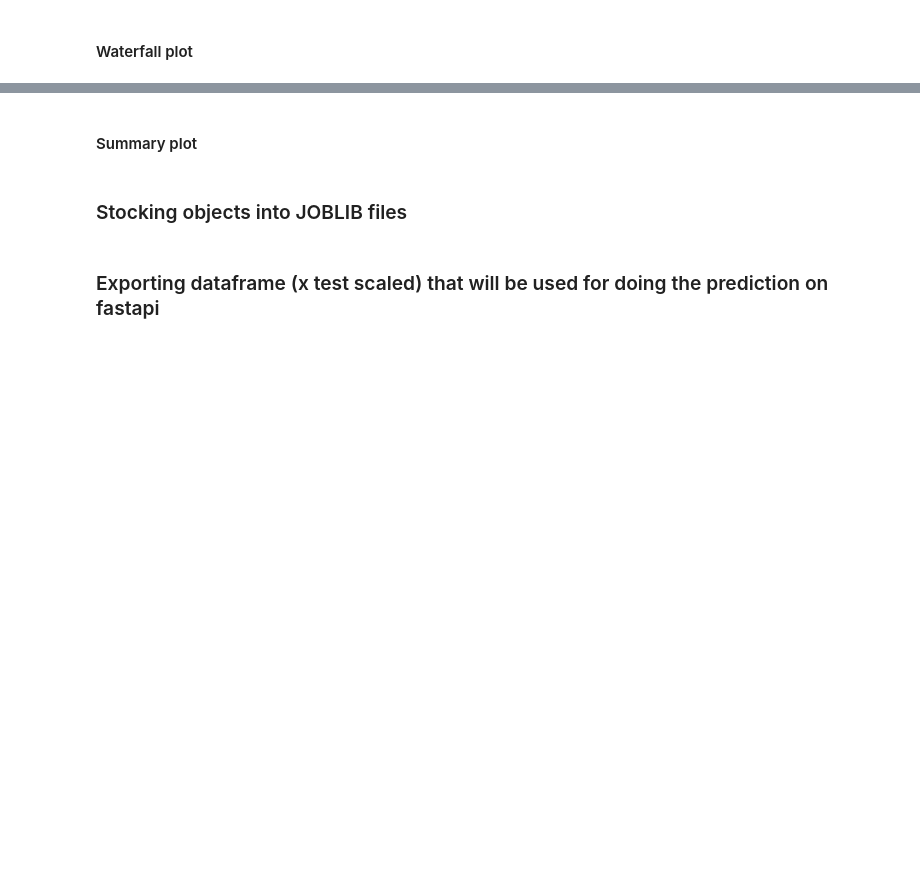
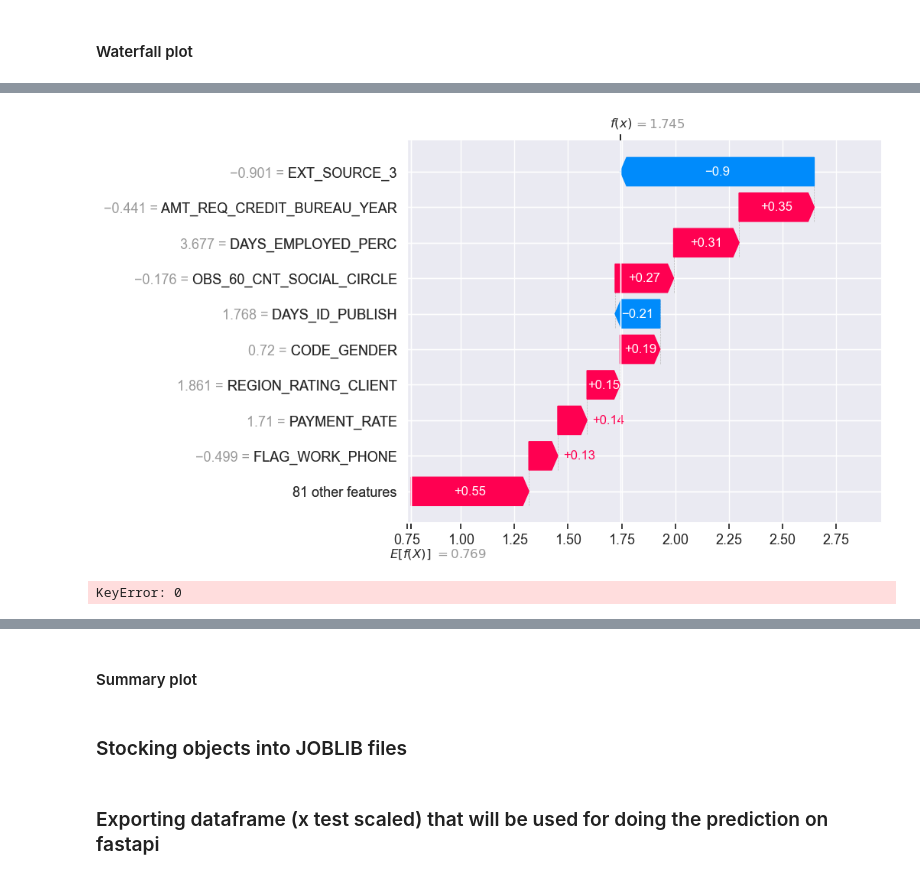
Before and after one commit to SilviaFranze/Project7, a Jupyter notebook: Proj7.ipynb, the cells around one changed output, grey strips where cells are left out. Saved outputs shown, nothing was run; the diff lists cells and outputs as text; code cells hidden in the pictures; blank space fills up the shorter version.

```diff
--- a/Proj7.ipynb
+++ b/Proj7.ipynb
@@ -1337,2 +1511,28 @@ X_test_scld_cols
+# %%
+import shap
+
+# Supponiamo che 'explainer' sia il tuo oggetto SHAP Explainer già creato
+# e 'example_instance' sia la tua istanza specifica per cui vuoi generare il plot
+
+shap_values = explainer.shap_values(input_data_scaled)
+
+#shap values already computed, in previous cellules
+# Calcola il valore base del modello
+expected_value = explainer.expected_value[0]   # per ottenere la classe negativa, quindi i bravi clienti
+
+# Ottieni i nomi delle feature
+feature_names = input_data_scaled.columns.tolist()
+
+# Crea il Waterfall Plot per la classe negativa
+shap.plots.waterfall(shap.Explanation(values=shap_values[0][0],
+                                      base_values=expected_value,
+                                      data=input_data_scaled.values[0],
+                                      feature_names=feature_names))
+# %% [output]
+[figure, added]
+# %%
+shap.plots._waterfall.waterfall_legacy(explainer.expected_value[0], shap_values[0][0], X_test_scld_cols[0], features_colss)
+# %% [output]
+KeyError: 0
 # %%
 shap.plots._waterfall.waterfall_legacy(explainer.expected_value[0], shap_values[0][0], X_test_scaled[0], features_colss)
```
Also changed, not shown: parts of 37 cells of this notebook, 2 other files.
